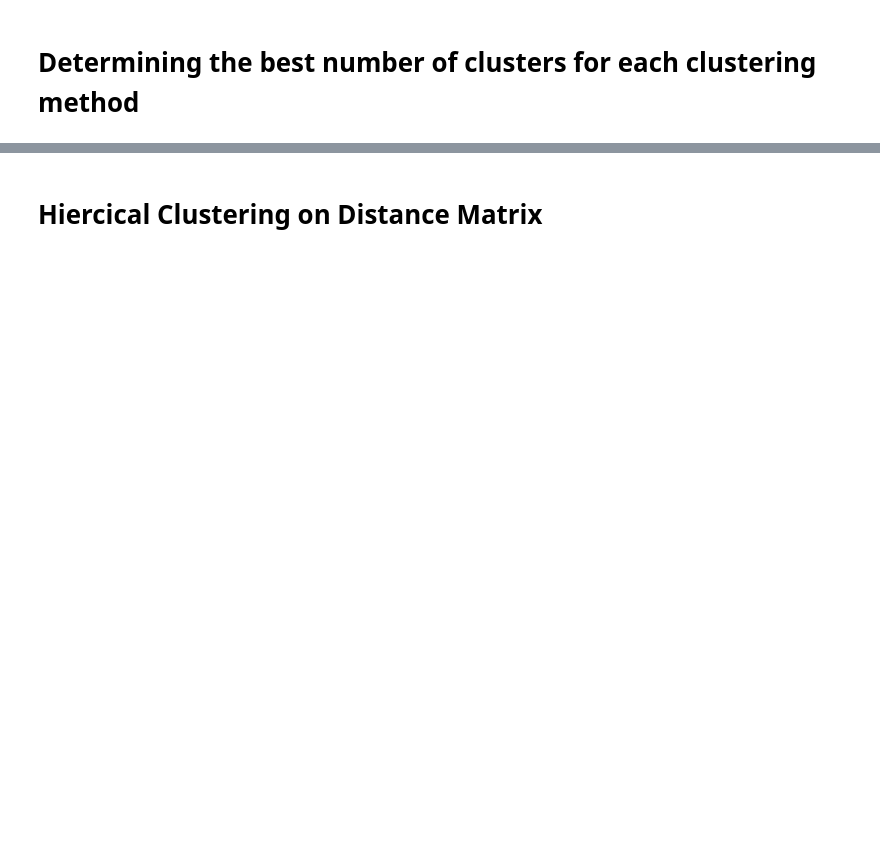
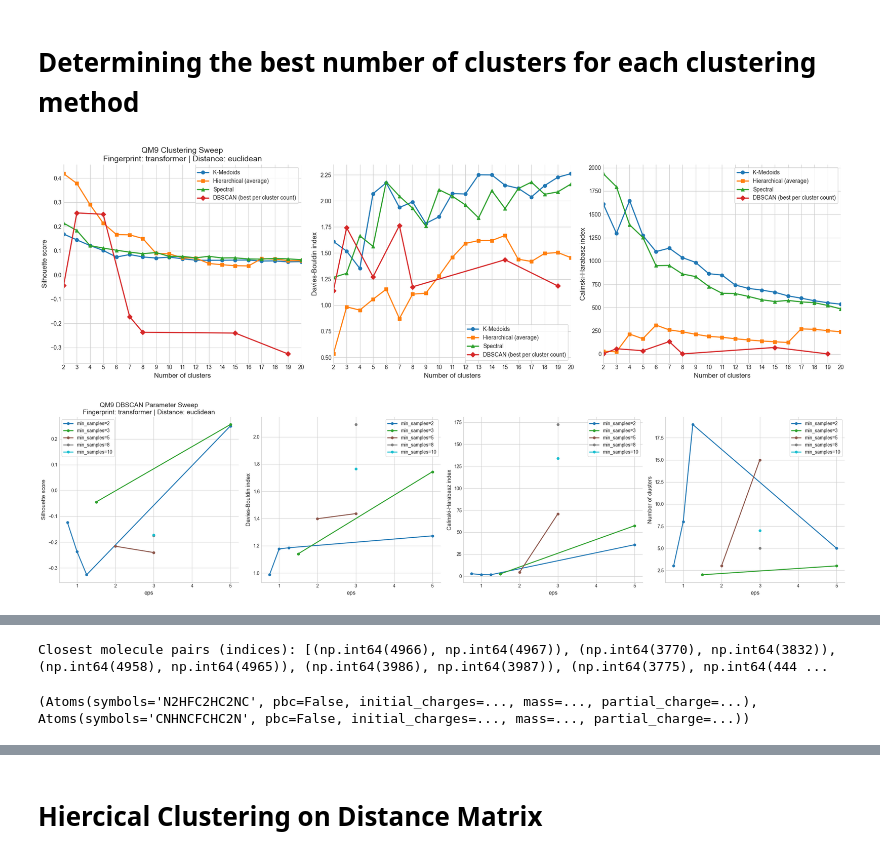
Before and after one commit to karlfindhansen/Non-Euclidean-Distances-in-Molecular-Representation, a Jupyter notebook: notebooks/QM9/clustering/euclidean/descriptors/transformer.ipynb, the cells around one changed output, grey strips where cells are left out. Cells and saved outputs as stored; diff of their text form; code cells hidden in the pictures; blank space fills up the shorter version.

```diff
--- a/notebooks/QM9/clustering/euclidean/descriptors/transformer.ipynb
+++ b/notebooks/QM9/clustering/euclidean/descriptors/transformer.ipynb
@@ -20,5 +52,6 @@ plot_molecules_with_py3dmol(molecules[0:3])
 # %%
 dist_matrix = qm9.get_distance_matrix(
     descriptor="transformer",
-    dist_type="cosine",
+    dist_type="euclidean",
+    force_calculate=True
 )
@@ -27,7 +63,10 @@ dist_matrix = qm9.get_distance_matrix(
 # %%
 out = evaluate_distance_matrix_clustering_sweep(
     dist_matrix=dist_matrix,
     fingerprint="transformer",
-    distance_metric="cosine",
+    distance_metric="euclidean",
     dataset_name="qm9",
 )
+# %% [output]
+[figure, added]
+[figure, added]
@@ -45,6 +87,10 @@ smallest_indices = np.argsort(distances)[:n]
 closest_pairs = [molecule_pairs[i] for i in smallest_indices]
 print("Closest molecule pairs (indices):", closest_pairs)
 mols = [(molecules[idx1], molecules[idx2]) for idx1, idx2 in closest_pairs]
+# %% [output]
+Closest molecule pairs (indices): [(np.int64(4966), np.int64(4967)), (np.int64(3770), np.int64(3832)), (np.int64(4958), np.int64(4965)), (np.int64(3986), np.int64(3987)), (np.int64(3775), np.int64(444 ...
 # %%
 print(mols[0])
+# %% [output]
+(Atoms(symbols='N2HFC2HC2NC', pbc=False, initial_charges=..., mass=..., partial_charge=...), Atoms(symbols='CNHNCFCHC2N', pbc=False, initial_charges=..., mass=..., partial_charge=...))
 # %%
```
Also changed, not shown: parts of 24 cells of this notebook, 18 other files.
